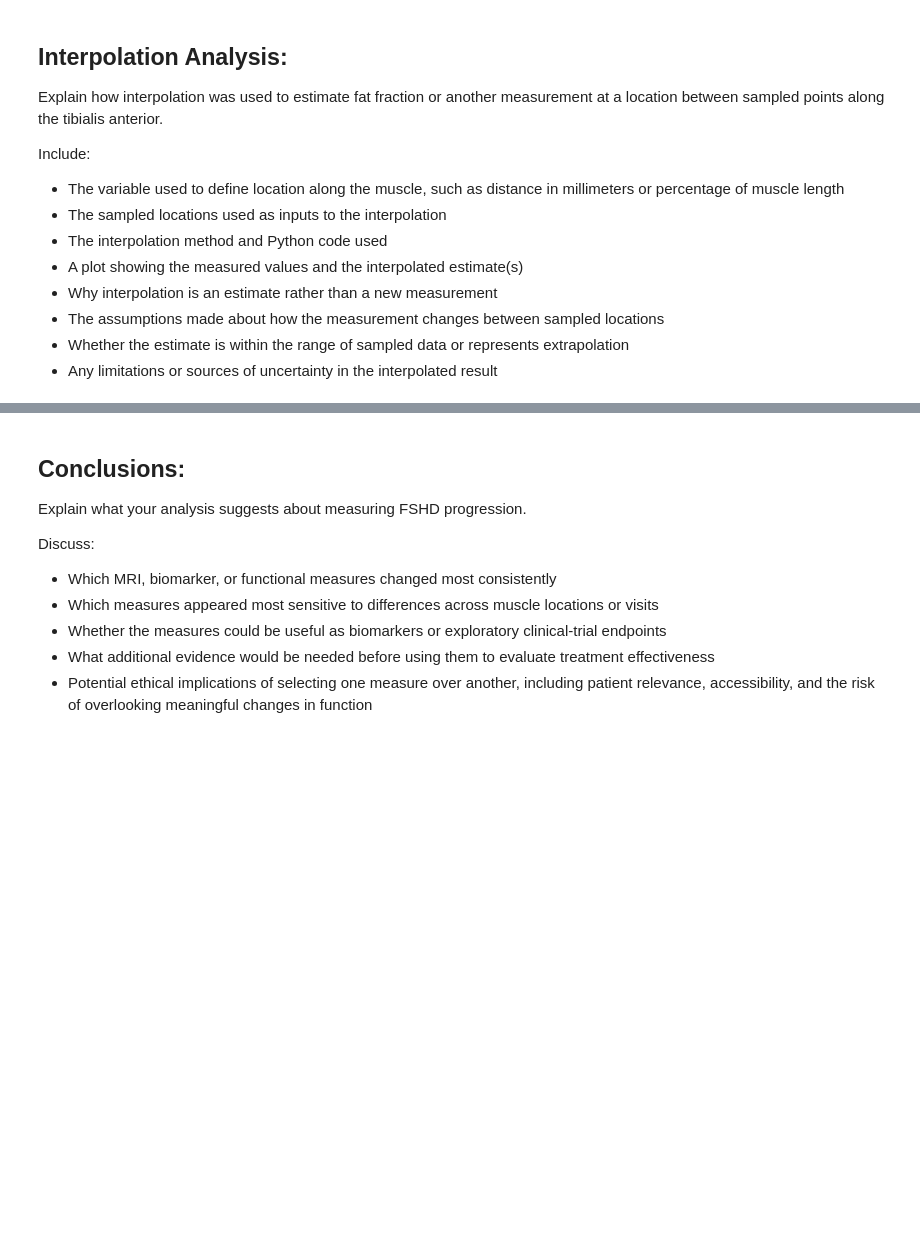
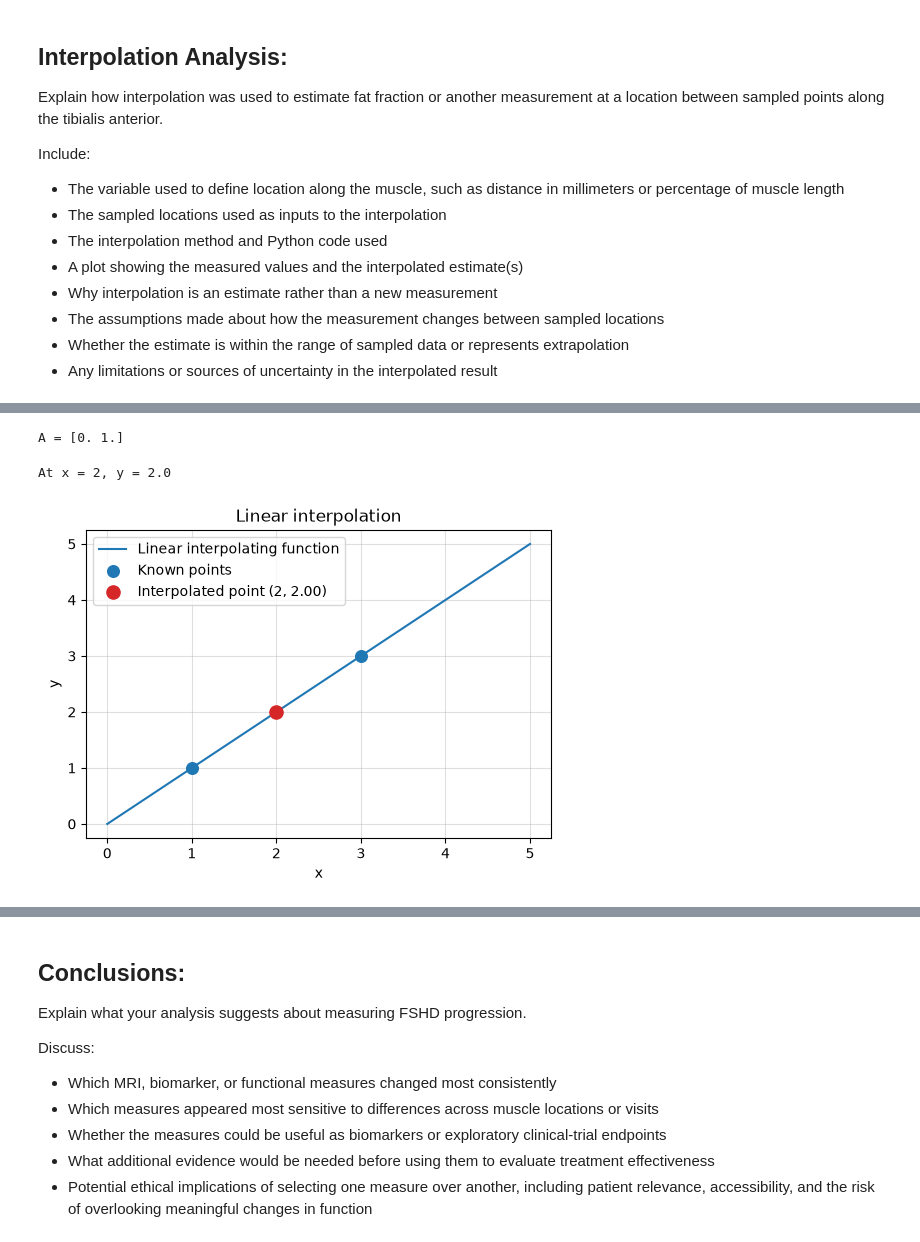
Before and after one commit to mabouassi2288/Module-2, a Jupyter notebook: FSHD_Module2_Project_Mona_Victor.ipynb, the cells around one changed output, grey strips where cells are left out. Cells and saved outputs as stored; diff of their text form; code cells hidden in the pictures; blank space fills up the shorter version.

Commit message:
Interpolation section progress

```diff
--- a/FSHD_Module2_Project_Mona_Victor.ipynb
+++ b/FSHD_Module2_Project_Mona_Victor.ipynb
@@ -412,0 +430,41 @@ Include:
+# %%
+# Known points
+x1, x2 = 1, 3
+y1, y2 = 1, 3
+
+# Z and Y matrices
+Z = np.array([[1, x1],
+              [1, x2]])
+Y = np.array([y1, y2])
+
+# Solve for A = [a1, a2]
+A = np.linalg.solve(Z, Y)
+print("A =", A)
+# %% [output]
+A = [0. 1.]
+# %%
+# Use the coefficients to estimate y at a new x
+a1, a2 = A
+x_value = 2
+y_value = a1 + a2 * x_value
+print(f"At x = {x_value}, y = {y_value}")
+# %% [output]
+At x = 2, y = 2.0
+# %%
+# Plot the line and the interpolated point
+x_line = np.linspace(0, 5, 100)
+y_line = a1 + a2 * x_line
+
+plt.figure(figsize=(6, 4))
+plt.plot(x_line, y_line, label="Linear interpolating function")
+plt.scatter([x1, x2], [y1, y2], color="tab:blue", s=70, zorder=4, label="Known points")
+plt.scatter([x_value], [y_value], color="tab:red", s=90, zorder=5,
+            label=f"Interpolated point ({x_value}, {y_value:.2f})")
+plt.title("Linear interpolation")
+plt.xlabel("x")
+plt.ylabel("y")
+plt.grid(True, alpha=0.4)
+plt.legend()
+plt.show()
+# %% [output]
+[figure, added]
```
Also changed, not shown: parts of 11 cells of this notebook.
